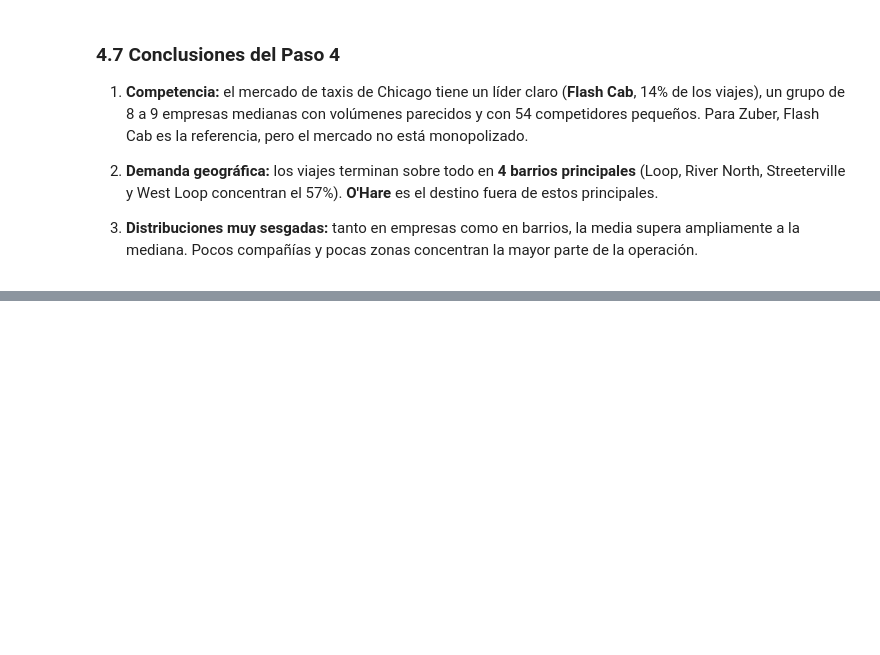
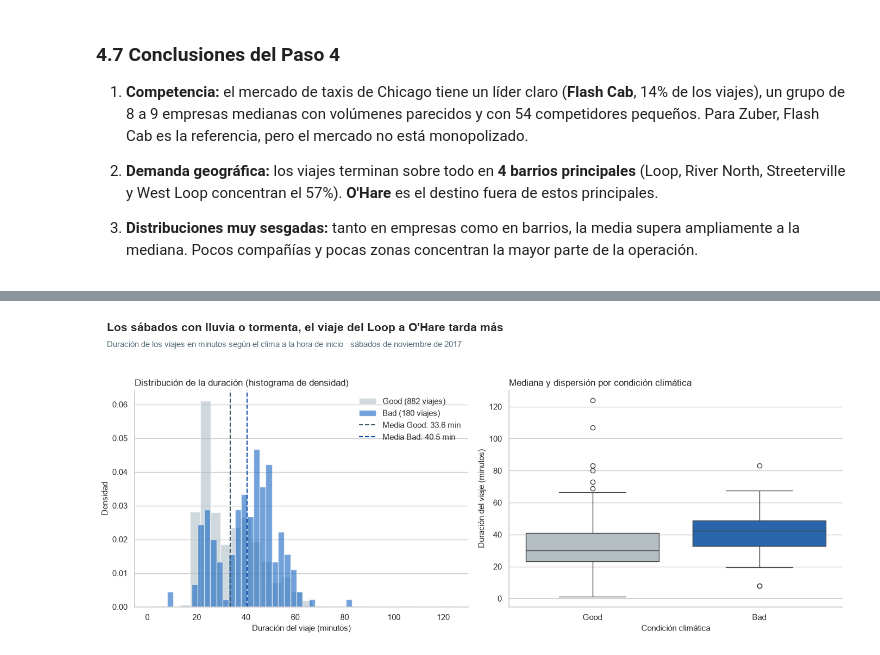
Before and after one commit to Juancho-00/tripleten-data-science, a Jupyter notebook: Sprint 8 - Proyecto 8/notebooks/P08_zuber_taxis_chicago.ipynb, the cells around one changed output, grey strips where cells are left out. Saved outputs shown, nothing was run; the diff lists cells and outputs as text; code cells hidden in the pictures; blank space fills up the shorter version.

Commit message:
Paso 5 y cierre del Sprint 8: prueba de hipótesis, conclusión general y README

```diff
--- a/Sprint 8 - Proyecto 8/notebooks/P08_zuber_taxis_chicago.ipynb
+++ b/Sprint 8 - Proyecto 8/notebooks/P08_zuber_taxis_chicago.ipynb
@@ -817,0 +1011,18 @@ plt.show()
+# %%
+# Separar las duraciones de los dos grupos que se van a comparar
+good_trips = loop_ohare_trips[loop_ohare_trips['weather_conditions']
+                              == 'Good']['duration_seconds']
+bad_trips = loop_ohare_trips[loop_ohare_trips['weather_conditions']
+                             == 'Bad']['duration_seconds']
+
+# Resumen por grupo (en segundos y en minutos, para facilitar la lectura)
+summary = pd.DataFrame({
+    'viajes': [len(good_trips), len(bad_trips)],
+    'media_seg': [good_trips.mean(), bad_trips.mean()],
+    'mediana_seg': [good_trips.median(), bad_trips.median()],
+    'desv_est_seg': [np.std(good_trips), np.std(bad_trips)],
+    'media_min': [good_trips.mean() / 60, bad_trips.mean() / 60],
+    'mediana_min': [good_trips.median() / 60, bad_trips.median() / 60],
+}, index=['Good', 'Bad'])
+
+display(summary.style.format(thousands=',', precision=1))
@@ -817,0 +1052,65 @@ plt.show()
+# %%
+# 1. PREPARAR LOS DATOS
+# Duraciones en minutos: es una unidad más fácil de interpretar que los segundos
+good_minutes = good_trips / 60
+bad_minutes = bad_trips / 60
+
+COLOR_GOOD = COLOR_BASE       # clima bueno: color base de los gráficos del Paso 4
+COLOR_BAD = COLOR_HIGHLIGHT   # clima malo: color de resaltado
+
+# 2. CREAR LA FIGURA: dos gráficos lado a lado
+fig, (ax_hist, ax_box) = plt.subplots(1, 2, figsize=(14, 6))
+
+# 3. DIBUJAR
+# Izquierda: histogramas de densidad superpuestos. density=True permite comparar la forma
+# de las distribuciones aunque los grupos tengan tamaños muy distintos (882 vs. 180 viajes)
+# y alpha da transparencia para ver ambos grupos
+good_minutes.hist(bins=30, density=True, alpha=0.6, color=COLOR_GOOD,
+                  label=f'Good ({len(good_minutes)} viajes)', ax=ax_hist)
+bad_minutes.hist(bins=30, density=True, alpha=0.6, color=COLOR_BAD,
+                 label=f'Bad ({len(bad_minutes)} viajes)', ax=ax_hist)
+
+# Líneas verticales con la media de cada grupo
+ax_hist.axvline(good_minutes.mean(), color='#455A64', linestyle='--', linewidth=1.5,
+                label=f'Media Good: {good_minutes.mean():.1f} min')
+ax_hist.axvline(bad_minutes.mean(), color='#0D47A1', linestyle='--', linewidth=1.5,
+                label=f'Media Bad: {bad_minutes.mean():.1f} min')
+
+# Derecha: diagrama de caja de cada grupo
+sns.boxplot(
+    x=loop_ohare_trips['weather_conditions'],
+    y=loop_ohare_trips['duration_seconds'] / 60,
+    hue=loop_ohare_trips['weather_conditions'],
+    palette={'Good': COLOR_GOOD, 'Bad': COLOR_BAD},
+    order=['Good', 'Bad'],
+    legend=False,
+    ax=ax_box
+)
+
+# 4. TEXTOS
+fig.suptitle('Los sábados con lluvia o tormenta, el viaje del Loop a O\'Hare tarda más',
+             x=0.02, ha='left', fontsize=15, fontweight='bold')
+fig.text(0.02, 0.905, 'Duración de los viajes en minutos según el clima a la hora de inicio · sábados de noviembre de 2017',
+         fontsize=10.5, color=COLOR_SUBTITLE)
+
+ax_hist.set_title(
+    'Distribución de la duración (histograma de densidad)', loc='left', fontsize=12)
+ax_hist.set_xlabel('Duración del viaje (minutos)', fontsize=11)
+ax_hist.set_ylabel('Densidad', fontsize=11)
+ax_hist.legend(frameon=False)
+
+ax_box.set_title('Mediana y dispersión por condición climática',
+                 loc='left', fontsize=12)
+ax_box.set_xlabel('Condición climática', fontsize=11)
+ax_box.set_ylabel('Duración del viaje (minutos)', fontsize=11)
+
+# 5. LIMPIEZA VISUAL
+ax_hist.grid(axis='x', visible=False)
+ax_box.grid(axis='x', visible=False)
+sns.despine()
+
+# 6. MOSTRAR
+plt.tight_layout(rect=[0, 0, 1, 0.9])
+plt.show()
+# %% [output]
+[figure, added]
```
Also changed, not shown: parts of 32 cells of this notebook, 2 other files.
